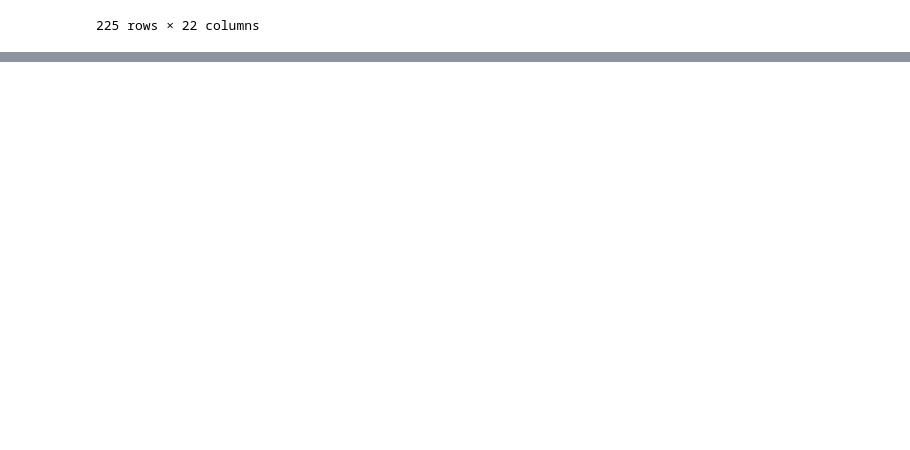
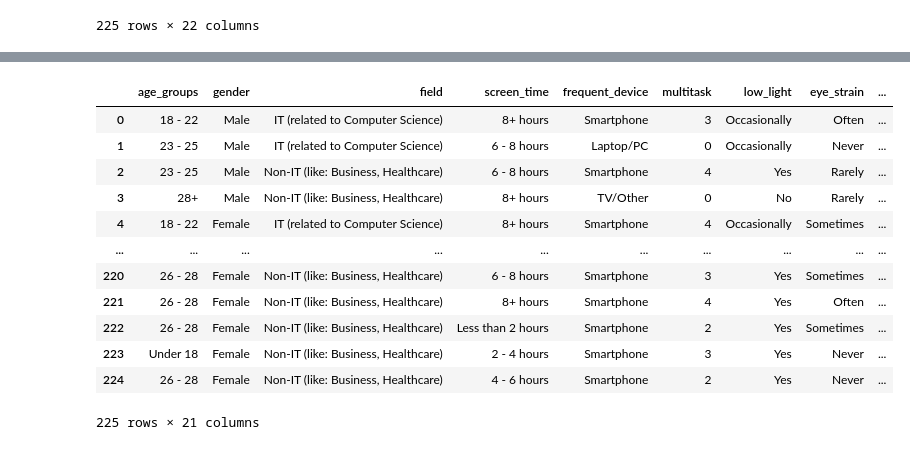
Before and after one commit to codebysubhan/Advance-Statistics-Analysis-Project, a Jupyter notebook: file.ipynb, the cells around one changed output, grey strips where cells are left out. Drawn from its saved outputs; the diff is of its cells as text; code cells hidden in the pictures; blank space fills up the shorter version.

```diff
--- a/file.ipynb
+++ b/file.ipynb
@@ -23,0 +30,27 @@ df
+# %%
+df.drop("Timestamp",axis=1, inplace=True)
+# %%
+columns = list(df.columns)
+columns[0] = "age_groups"
+columns[1] = "gender"
+columns[2] = "field"
+columns[3] = "screen_time"
+columns[4] = "frequent_device"
+columns[5] = "multitask"
+columns[6] = "low_light"
+columns[7] = "eye_strain"
+columns[8] = "blurry_vision"
+columns[9] = "redness"
+columns[10] = "dryness"
+columns[11] = "headaches"
+columns[12] = "eye_condition"
+columns[13] = "which_condition"
+columns[14] = "vision_correction"
+columns[15] = "surgery"
+columns[16] = "eye_specialist"
+columns[17] = "breaks"
+columns[18] = "family_history"
+columns[19] = "concern"
+columns[20] = "habits"
+# %%
+df.columns = columns
@@ -23,0 +67,25 @@ df
+# %%
+likert_mapping = {
+    "Never":0,
+    "Rarely": 1,
+    "Sometimes": 2,
+    "Often": 3,
+    "Always": 4
+}
+df["multitask"] = df["multitask"].map(likert_mapping)
+df["multitask"] = pd.Categorical(df["multitask"], categories=[0, 1, 2, 3, 4], ordered=True)
+df
+# %% [output]
+|  | age_groups | gender | field | screen_time | frequent_device | multitask | low_light | eye_strain | ... |
+| 0 | 18 - 22 | Male | IT (related to Computer Science) | 8+ hours | Smartphone | 3 | Occasionally | Often | ... |
+| 1 | 23 - 25 | Male | IT (related to Computer Science) | 6 - 8 hours | Laptop/PC | 0 | Occasionally | Never | ... |
+| 2 | 23 - 25 | Male | Non-IT (like: Business, Healthcare) | 6 - 8 hours | Smartphone | 4 | Yes | Rarely | ... |
+| 3 | 28+ | Male | Non-IT (like: Business, Healthcare) | 8+ hours | TV/Other | 0 | No | Rarely | ... |
+| 4 | 18 - 22 | Female | IT (related to Computer Science) | 8+ hours | Smartphone | 4 | Occasionally | Sometimes | ... |
+| ... | ... | ... | ... | ... | ... | ... | ... | ... | ... |
+| 220 | 26 - 28 | Female | Non-IT (like: Business, Healthcare) | 6 - 8 hours | Smartphone | 3 | Yes | Sometimes | ... |
+| 221 | 26 - 28 | Female | Non-IT (like: Business, Healthcare) | 8+ hours | Smartphone | 4 | Yes | Often | ... |
+| 222 | 26 - 28 | Female | Non-IT (like: Business, Healthcare) | Less than 2 hours | Smartphone | 2 | Yes | Sometimes | ... |
+| 223 | Under 18 | Female | Non-IT (like: Business, Healthcare) | 2 - 4 hours | Smartphone | 3 | Yes | Never | ... |
+| 224 | 26 - 28 | Female | Non-IT (like: Business, Healthcare) | 4 - 6 hours | Smartphone | 2 | Yes | Never | ... |
+225 rows × 21 columns
```
Also changed, not shown: parts of 23 cells of this notebook, 1 other file.
